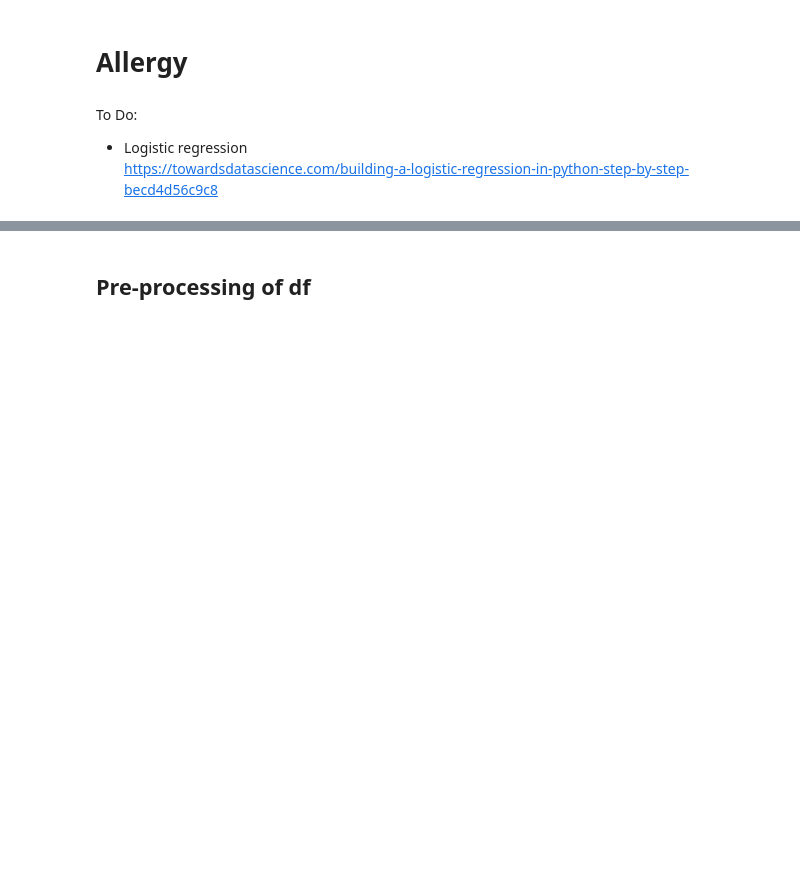
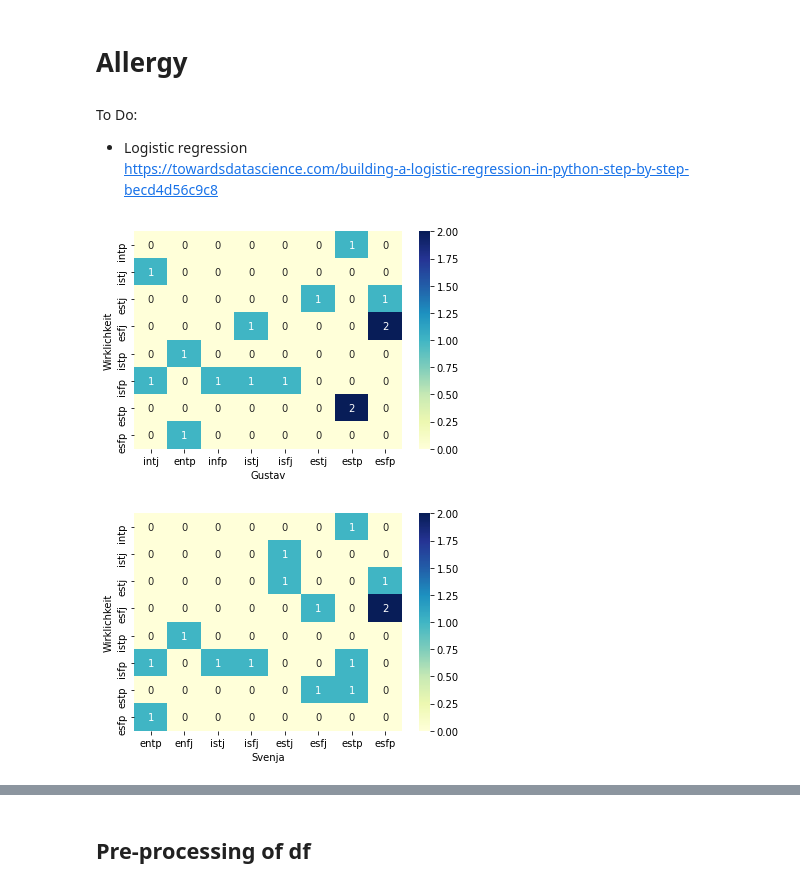
Before and after one commit to gwillig/data_analyse_friends_allergy, a Jupyter notebook: allergy.ipynb, the cells around one changed output, grey strips where cells are left out. Drawn from its saved outputs; the diff is of its cells as text; code cells hidden in the pictures; blank space fills up the shorter version.

```diff
--- a/allergy.ipynb
+++ b/allergy.ipynb
@@ -23,4 +24,4 @@ from oauth2client.client import GoogleCredentials
 gc = gspread.authorize(GoogleCredentials.get_application_default())
 
 
-wb = gc.open_by_url('https://docs.google.com/spreadsheets/d/1zO7IJQdqzMMF_eAo0xWo_jKa8HBP8InlgcAoscJFC1c/edit?usp=sharing')
+wb = gc.open_by_url('https://docs.google.com/spreadsheets/d/1M9EFViqVR_9a3p6SA4lJpGz-oAIFHdqelPdQ6m8Y_Uo/edit#gid=0')
@@ -31,0 +28,46 @@ df = pd.DataFrame(data)
+# %%
+'#3.Step: Load the data from the speadsheet'
+sheet = wb.worksheet('data')
+data = sheet.get_all_values()
+
+df = pd.DataFrame(data)
+
+'#3.2.Step: Make the first row to header of the sheet'
+headers = df.iloc[0]
+df_new  = pd.DataFrame(df.values[1:], columns=headers)
+
+'#3.1.Step: Replace strings like istj with number'
+personal_dict = {"intj":	1,
+                "intp":	2,
+                "entj":	3,
+                "entp":	4,
+                "infj":	5,
+                "infp":	6,
+                "enfj":	7,
+                "enfp":	8,
+                "istj":	9,
+                "isfj":	10,
+                "estj":	11,
+                "esfj":	12,
+                "istp":	13,
+                "isfp":	14,
+                "estp":	15,
+                "esfp":	16,
+              }
+#Switch for key and values for label
+reversed_personal_dict = {value : key for (key, value) in personal_dict.items()}
+
+
+df_finsh = df_new.replace(personal_dict)
+df_finsh
+df_finsh[['Wirklichkeit', 'Gustav','Svenja']]
+y_true = df_finsh['Wirklichkeit']
+y_pred = df_finsh['Gustav']
+for el in ["Gustav","Svenja"]:
+  conf_matrix = pd.crosstab(df_finsh['Wirklichkeit'], df_finsh[el], rownames=['Wirklichkeit'], colnames=[el])
+  conf_matrix = conf_matrix.rename(columns=reversed_personal_dict,index=reversed_personal_dict)
+  sns.heatmap(conf_matrix, annot=True,cmap="YlGnBu")
+  plt.show()
+# %% [output]
+[figure, added]
+[figure, added]
```
Also changed, not shown: parts of 3 cells of this notebook.
